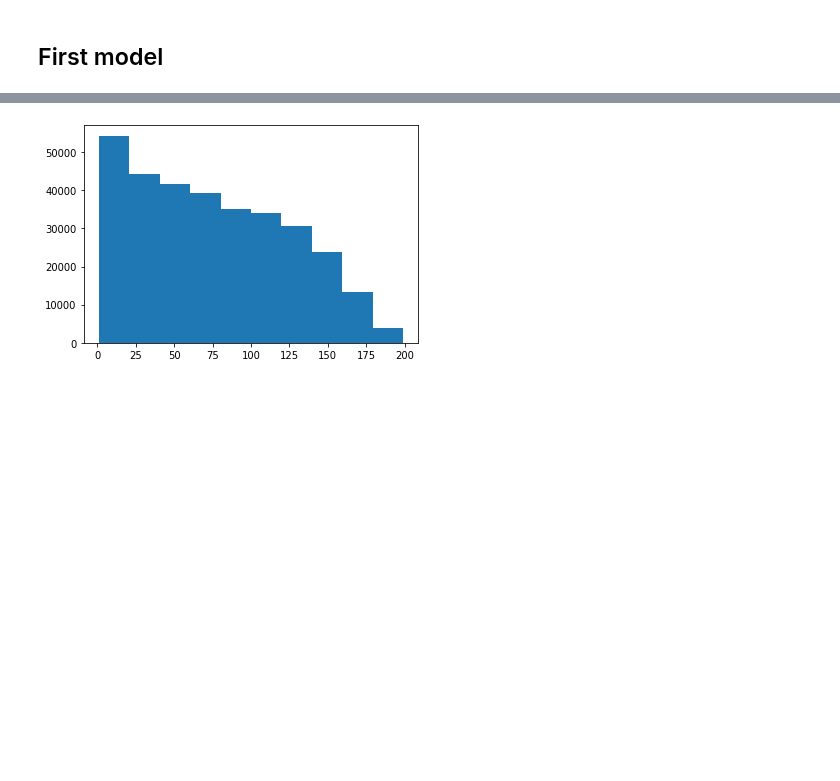
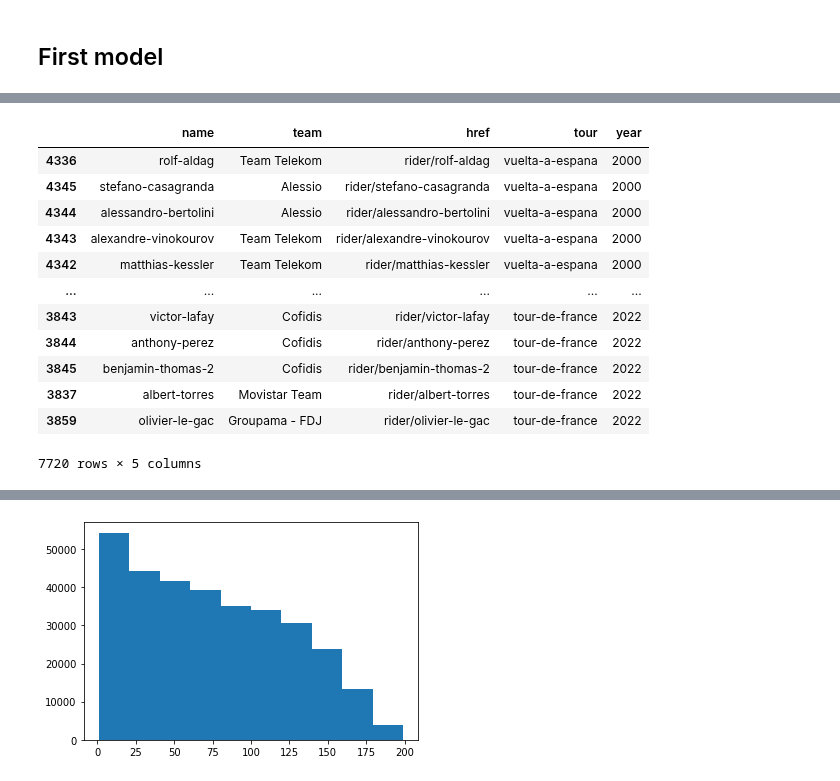
Before and after one commit to Michiel-DK/cycling, a Jupyter notebook: rnn_clean.ipynb, the cells around one changed output, grey strips where cells are left out. Cells and saved outputs as stored; diff of their text form; code cells hidden in the pictures; blank space fills up the shorter version.

```diff
--- a/rnn_clean.ipynb
+++ b/rnn_clean.ipynb
@@ -474,0 +461,17 @@ Name: result, Length: 320724, dtype: int64
+# %%
+participants = pd.read_csv('new_data/all_participants.csv', index_col=0).rename(columns={'rider':'name'})
+participants
+# %% [output]
+|  | name | team | href | tour | year |
+| 4336 | rolf-aldag | Team Telekom | rider/rolf-aldag | vuelta-a-espana | 2000 |
+| 4345 | stefano-casagranda | Alessio | rider/stefano-casagranda | vuelta-a-espana | 2000 |
+| 4344 | alessandro-bertolini | Alessio | rider/alessandro-bertolini | vuelta-a-espana | 2000 |
+| 4343 | alexandre-vinokourov | Team Telekom | rider/alexandre-vinokourov | vuelta-a-espana | 2000 |
+| 4342 | matthias-kessler | Team Telekom | rider/matthias-kessler | vuelta-a-espana | 2000 |
+| ... | ... | ... | ... | ... | ... |
+| 3843 | victor-lafay | Cofidis | rider/victor-lafay | tour-de-france | 2022 |
+| 3844 | anthony-perez | Cofidis | rider/anthony-perez | tour-de-france | 2022 |
+| 3845 | benjamin-thomas-2 | Cofidis | rider/benjamin-thomas-2 | tour-de-france | 2022 |
+| 3837 | albert-torres | Movistar Team | rider/albert-torres | tour-de-france | 2022 |
+| 3859 | olivier-le-gac | Groupama - FDJ | rider/olivier-le-gac | tour-de-france | 2022 |
+7720 rows × 5 columns
```
Also changed, not shown: parts of 10 cells of this notebook, 1 other file.
